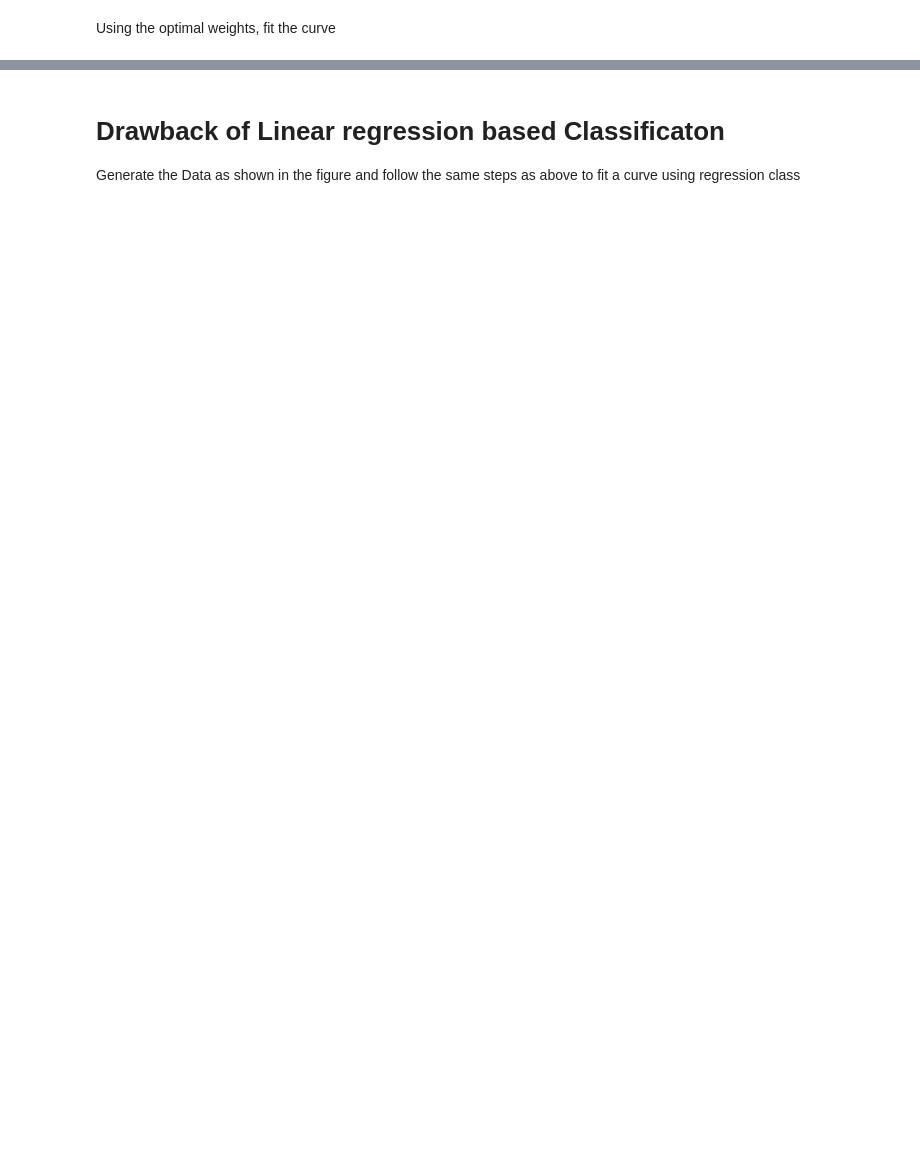
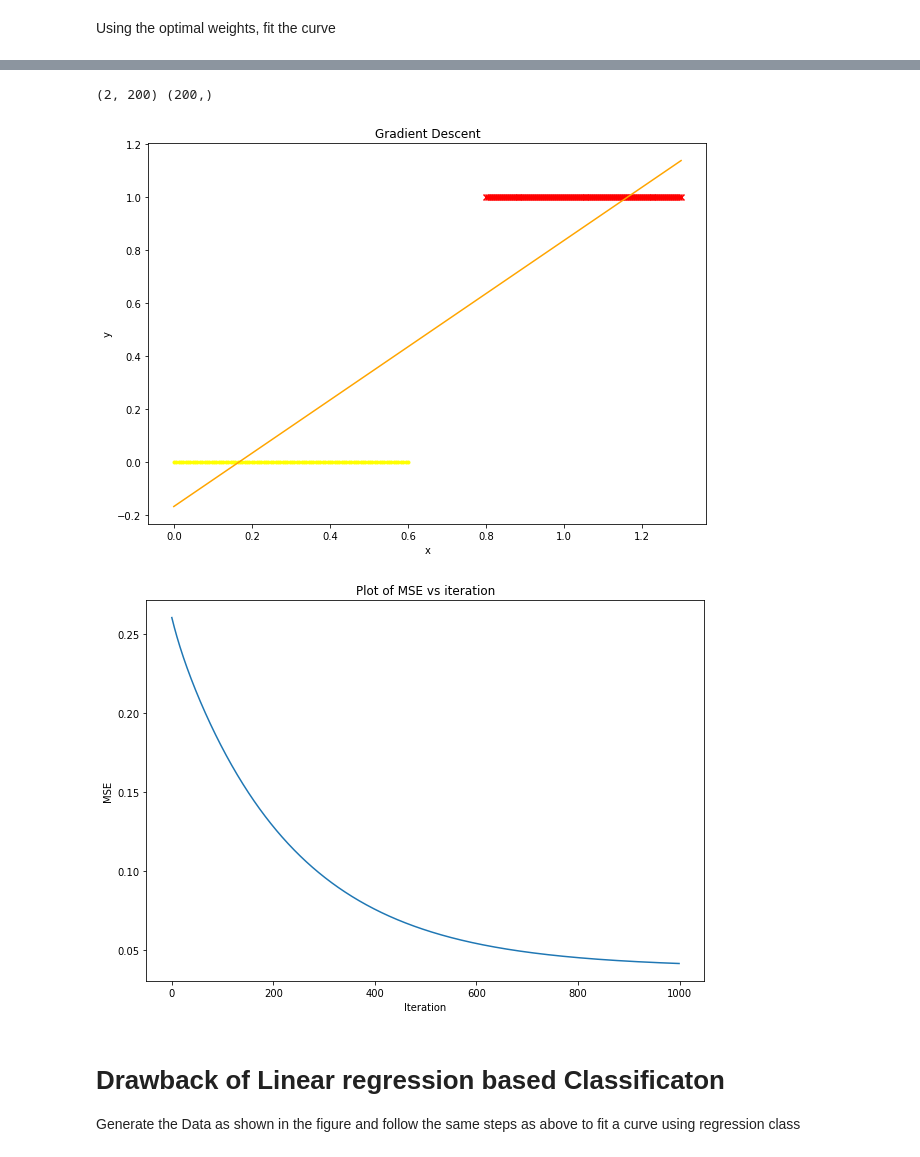
Before and after one commit to shashankp28/PRML-Lab-22, a Jupyter notebook: Assignment_6/Lab_7_Regression_Part_2.ipynb, the cells around one changed output, grey strips where cells are left out. Drawn from its saved outputs; the diff is of its cells as text; code cells hidden in the pictures; blank space fills up the shorter version.

```diff
--- a/Assignment_6/Lab_7_Regression_Part_2.ipynb
+++ b/Assignment_6/Lab_7_Regression_Part_2.ipynb
@@ -91,5 +217,6 @@ Text(0.5, 1.0, '4-Degree Polynoimal')
   Use the Regression class defined in the previous lab to fit the curve
 # %%
 ## Write your Code here
+reg = regression("lin")
 # %% [markdown]
   Augment the Data and generate optimal weights
@@ -100,0 +223,6 @@ Shape of Augmented x :  (2, 200)
+# %%
+## Write your Code here
+x = x[np.newaxis,:]
+X = data_transform(x, 1)
+print("Shape of x :",  x.shape)
+print("Shape of Augmented x :",  X.shape)
@@ -115,3 +234,32 @@ Using the optimal weights, fit the curve
+# %%
+## Write your Code here
+print(X.shape, y.shape)
+w_grad, err = reg.Regression_grad_des(X, y, 0.01)
+y_pred = (X.T @ w_grad).flatten()
+
+
+low_inds = y_pred<0.5
+high_inds = y_pred>=0.5
+
+plt.figure(figsize=(10, 7))
+plt.scatter(x.T.flatten()[low_inds], y[low_inds], marker='.', c='yellow')
+plt.scatter(x.T.flatten()[high_inds], y[high_inds], marker='x', c='red')
+plt.plot(x.T, y_pred, c='orange')
+plt.title('Gradient Descent')
+plt.xlabel('x')
+plt.ylabel('y')
+plt.show()
+
+plt.figure(figsize=(10, 7))
+plt.plot(err)
+plt.title("Plot of MSE vs iteration")
+plt.xlabel("Iteration")
+plt.ylabel("MSE")
+plt.show()
+# %% [output]
+(2, 200) (200,)
+[figure, added]
+[figure, added]
 # %% [markdown]
 # Drawback of Linear regression based Classificaton
 
```
Also changed, not shown: parts of 24 cells of this notebook.
